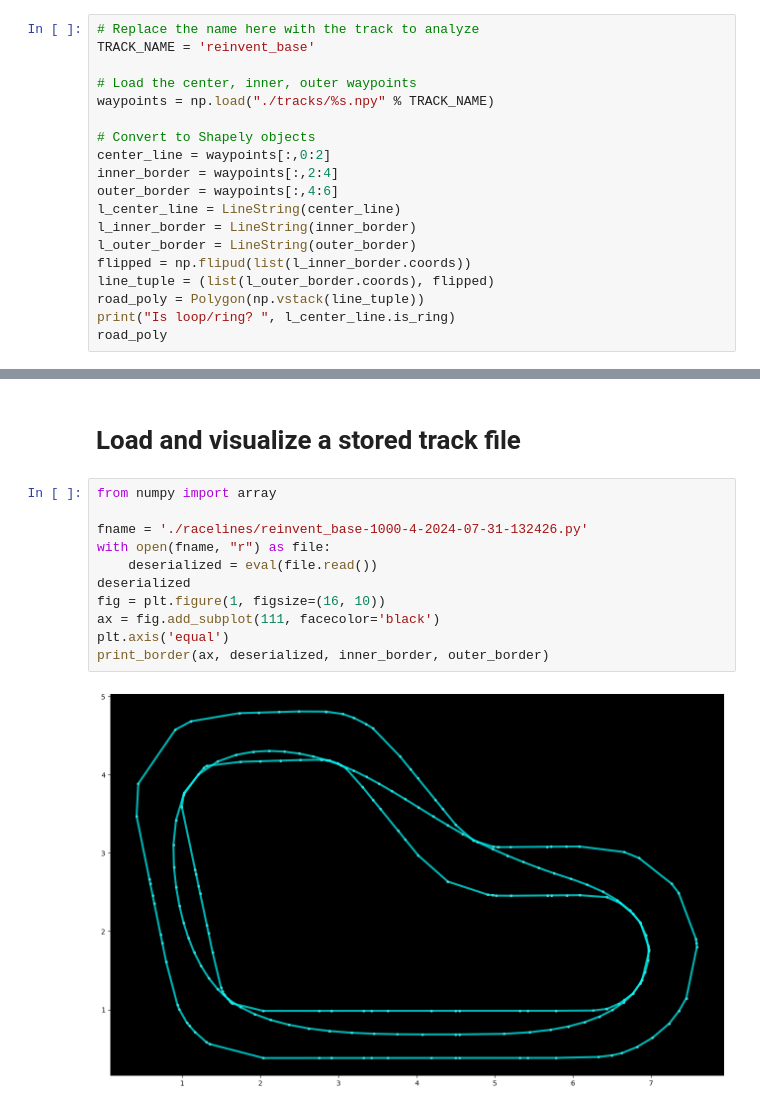
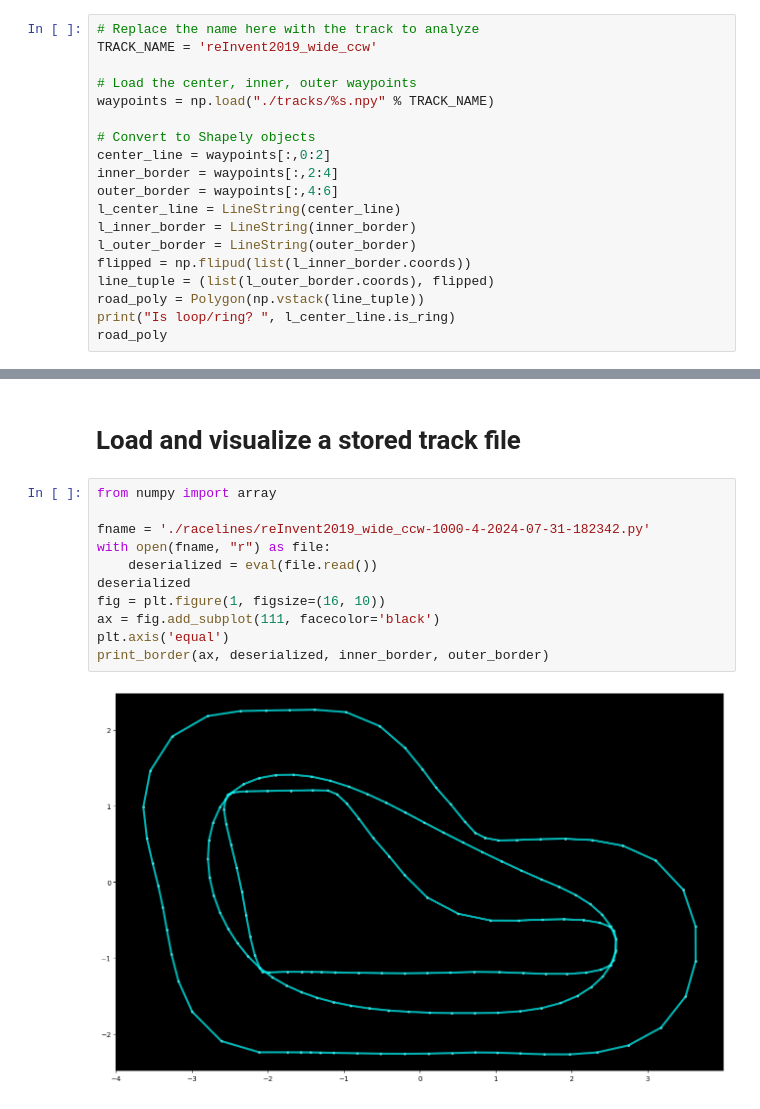
Before and after one commit to abby3010/AWS-DeepRacer, a Jupyter notebook: RaceLineApproach/Race-Line-Calculation.ipynb, the cells around one changed output, grey strips where cells are left out. Saved outputs shown, nothing was run; the diff lists cells and outputs as text.

```diff
--- a/RaceLineApproach/Race-Line-Calculation.ipynb
+++ b/RaceLineApproach/Race-Line-Calculation.ipynb
@@ -23,6 +23,6 @@ available_track_names
 # %%
 # Replace the name here with the track to analyze
-TRACK_NAME = 'reinvent_base'
+TRACK_NAME = 'reInvent2019_wide_ccw'
 
 # Load the center, inner, outer waypoints
 waypoints = np.load("./tracks/%s.npy" % TRACK_NAME)
@@ -258,13 +256,13 @@ Writing numpy binary to ./racelines/reinvent_base-1000-4-2024-07-31-132426.npy
 # %%
 from numpy import array
 
-fname = './racelines/reinvent_base-1000-4-2024-07-31-132426.py'
+fname = './racelines/reInvent2019_wide_ccw-1000-4-2024-07-31-182342.py'
 with open(fname, "r") as file:
     deserialized = eval(file.read())
 deserialized
 fig = plt.figure(1, figsize=(16, 10))
 ax = fig.add_subplot(111, facecolor='black')
 plt.axis('equal')
 print_border(ax, deserialized, inner_border, outer_border)
 # %% [output]
-[figure, old version]
+[figure, new version]
```
Also changed, not shown: parts of 6 cells of this notebook, 10 other files.
